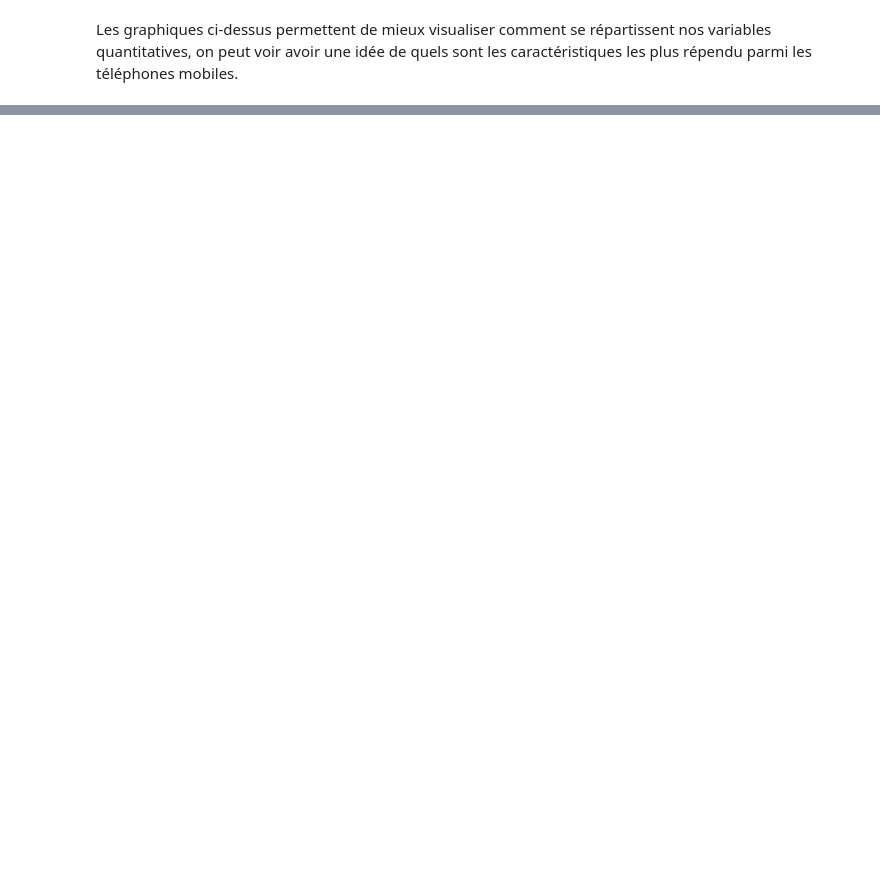
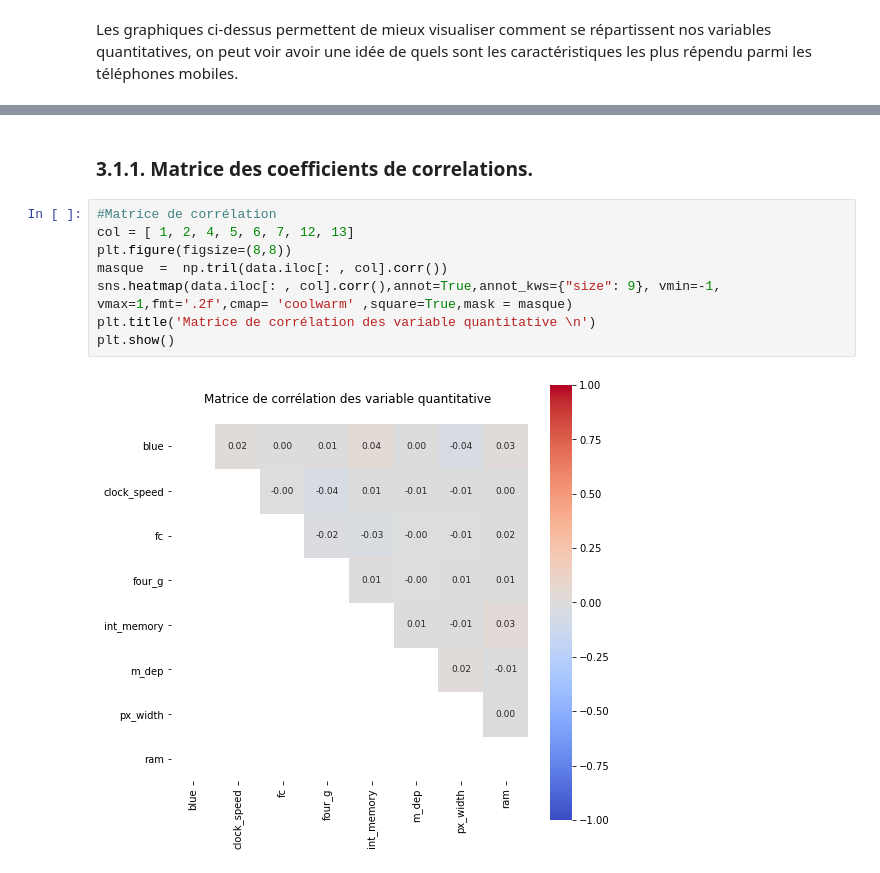
Before and after one commit to solal-paris1-ml/Stats_projetcs, a Jupyter notebook: Mobile Prices Dataset - Jorge/Projet - High dimensional Statistics.ipynb, the cells around one changed output, grey strips where cells are left out. Drawn from its saved outputs; the diff is of its cells as text; blank space fills up the shorter version.

```diff
--- a/Mobile Prices Dataset - Jorge/Projet - High dimensional Statistics.ipynb
+++ b/Mobile Prices Dataset - Jorge/Projet - High dimensional Statistics.ipynb
@@ -224,0 +330,12 @@ Les graphiques ci-dessus permettent de mieux visualiser comment se répartissent
+# %% [markdown]
+### 3.1.1. Matrice des coefficients de correlations.
+# %%
+#Matrice de corrélation
+col = [ 1, 2, 4, 5, 6, 7, 12, 13]
+plt.figure(figsize=(8,8))
+masque  =  np.tril(data.iloc[: , col].corr())
+sns.heatmap(data.iloc[: , col].corr(),annot=True,annot_kws={"size": 9}, vmin=-1, vmax=1,fmt='.2f',cmap= 'coolwarm' ,square=True,mask = masque)
+plt.title('Matrice de corrélation des variable quantitative \n')
+plt.show()
+# %% [output]
+[figure, added]
```
Also changed, not shown: parts of 43 cells of this notebook.
